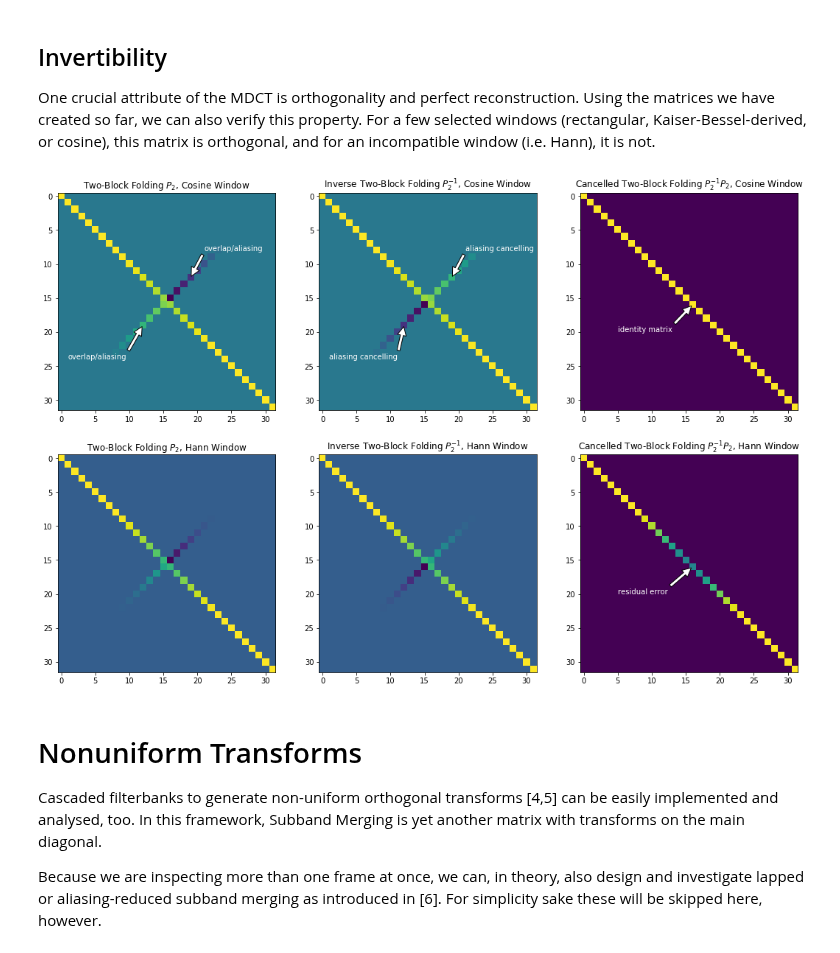
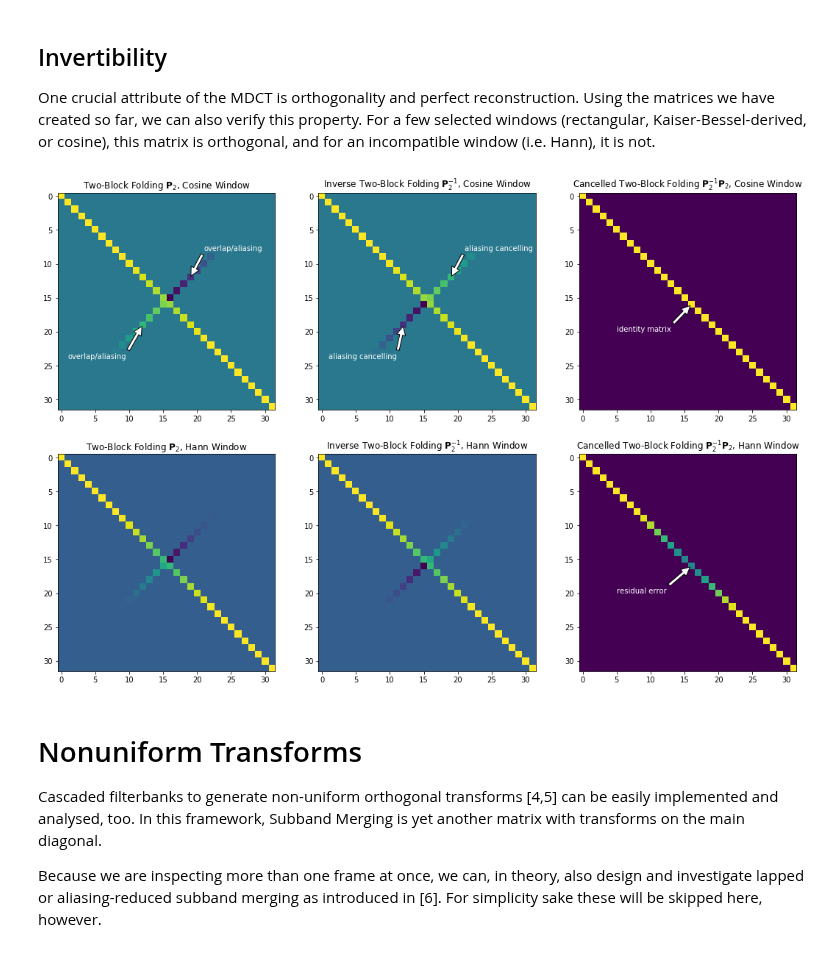
Before and after one commit to audiolabs/lapped-transforms, a Jupyter notebook: 1 Analysing Lapped Transforms.ipynb, the cells around one changed output. Drawn from its saved outputs; the diff is of its cells as text; code cells hidden in the pictures.

```diff
--- a/1 Analysing Lapped Transforms.ipynb
+++ b/1 Analysing Lapped Transforms.ipynb
@@ -144,11 +144,11 @@ M8 = D8 @ P8
 
 fig, (a, b, c) = plt.subplots(1, 3, figsize=(18, 12))
 a.imshow(D8)
-a.set_title("Multi-Block DCT-IV $D_8$")
+a.set_title("Multi-Block DCT-IV $\mathbf{D}_8$")
 b.imshow(P8)
-b.set_title("Multi-Block Folding $P_8$")
+b.set_title("Multi-Block Folding $\mathbf{P}_8$")
 c.imshow(M8)
-c.set_title("Multi-Block MDCT $M_8 = D_8 P_8$")
+c.set_title("Multi-Block MDCT $\mathbf{M}_8 = \mathbf{D}_8 \mathbf{P}_8$")
 
 a.annotate('One matrix per frame', xy=(40, 40), xytext=(48, 28), color='white', arrowprops={'facecolor': 'white', 'shrink': 0.05})
 b.annotate('Folding between two \n adjacent frames', xy=(48, 48), xytext=(58, 28), color='white', arrowprops={'facecolor': 'white', 'shrink': 0.05})
@@ -176,11 +176,11 @@ M2 = D2 @ P2
 
 fig, ((a, b, c), (d, e, f)) = plt.subplots(2, 3, figsize=(18, 12))
 a.imshow(D2)
-a.set_title("Two-Block DCT-IV $D_2$")
+a.set_title("Two-Block DCT-IV $\mathbf{D}_2$")
 b.imshow(P2)
-b.set_title("Two-Block Folding $P_2$")
+b.set_title("Two-Block Folding $\mathbf{P}_2$")
 c.imshow(M2)
-c.set_title("Two-Block MDCT $M_2 = D_2 P_2$")
+c.set_title("Two-Block MDCT $\mathbf{M}_2 = \mathbf{D}_2 \mathbf{P}_2$")
 d.imshow(freq(M2))
 d.set_title("Frequency Response")
 e.imshow(env(M2))
@@ -212,39 +212,39 @@ One crucial attribute of the MDCT is orthogonality and perfect reconstruction. U
 # %%
 iM = mdct(16) * ss.hann(32)
 iP = D.T @ iM
 
 iP2 = make_twoframe(iP)
 iM2 = D2 @ iP2
 
 
 fig, ((a, b, c), (d, e, f)) = plt.subplots(2, 3, figsize=(18, 12))
 a.imshow(P2)
-a.set_title("Two-Block Folding $P_2$, Cosine Window")
+a.set_title("Two-Block Folding $\mathbf{P}_2$, Cosine Window")
 b.imshow(P2.T)
-b.set_title("Inverse Two-Block Folding $P_2^{-1}$, Cosine Window")
+b.set_title("Inverse Two-Block Folding $\mathbf{P}_2^{-1}$, Cosine Window")
 c.imshow(P2.T @ P2)
-c.set_title("Cancelled Two-Block Folding $P^{-1}_2P_2$, Cosine Window")
+c.set_title("Cancelled Two-Block Folding $\mathbf{P}^{-1}_2 \mathbf{P}_2$, Cosine Window")
 
 d.imshow(iP2)
-d.set_title("Two-Block Folding $P_2$, Hann Window")
+d.set_title("Two-Block Folding $\mathbf{P}_2$, Hann Window")
 e.imshow(iP2.T)
-e.set_title("Inverse Two-Block Folding $P_2^{-1}$, Hann Window")
+e.set_title("Inverse Two-Block Folding $\mathbf{P}_2^{-1}$, Hann Window")
 f.imshow(iP2.T @ iP2)
-f.set_title("Cancelled Two-Block Folding $P^{-1}_2P_2$, Hann Window")
+f.set_title("Cancelled Two-Block Folding $\mathbf{P}^{-1}_2 \mathbf{P}_2$, Hann Window")
 
 a.annotate('overlap/aliasing', xy=(19, 12), xytext=(21, 8), color='white', arrowprops={'facecolor': 'white', 'shrink': 0.05})
 a.annotate('overlap/aliasing', xy=(12, 19), xytext=(1, 24), color='white', arrowprops={'facecolor': 'white', 'shrink': 0.05})
 
 b.annotate('aliasing cancelling', xy=(19, 12), xytext=(21, 8), color='white', arrowprops={'facecolor': 'white', 'shrink': 0.05})
 b.annotate('aliasing cancelling', xy=(12, 19), xytext=(1, 24), color='white', arrowprops={'facecolor': 'white', 'shrink': 0.05})
 
 c.annotate('identity matrix', xy=(16, 16), xytext=(5, 20), color='white', arrowprops={'facecolor': 'white', 'shrink': 0.05})
 f.annotate('residual error', xy=(16, 16), xytext=(5, 20), color='white', arrowprops={'facecolor': 'white', 'shrink': 0.05})
 
 
 None
 # %% [output]
-[figure, old version]
+[figure, new version]
 # %% [markdown]
 # Nonuniform Transforms
 
```
Also changed, not shown: parts of 5 cells of this notebook, 1 other file.
